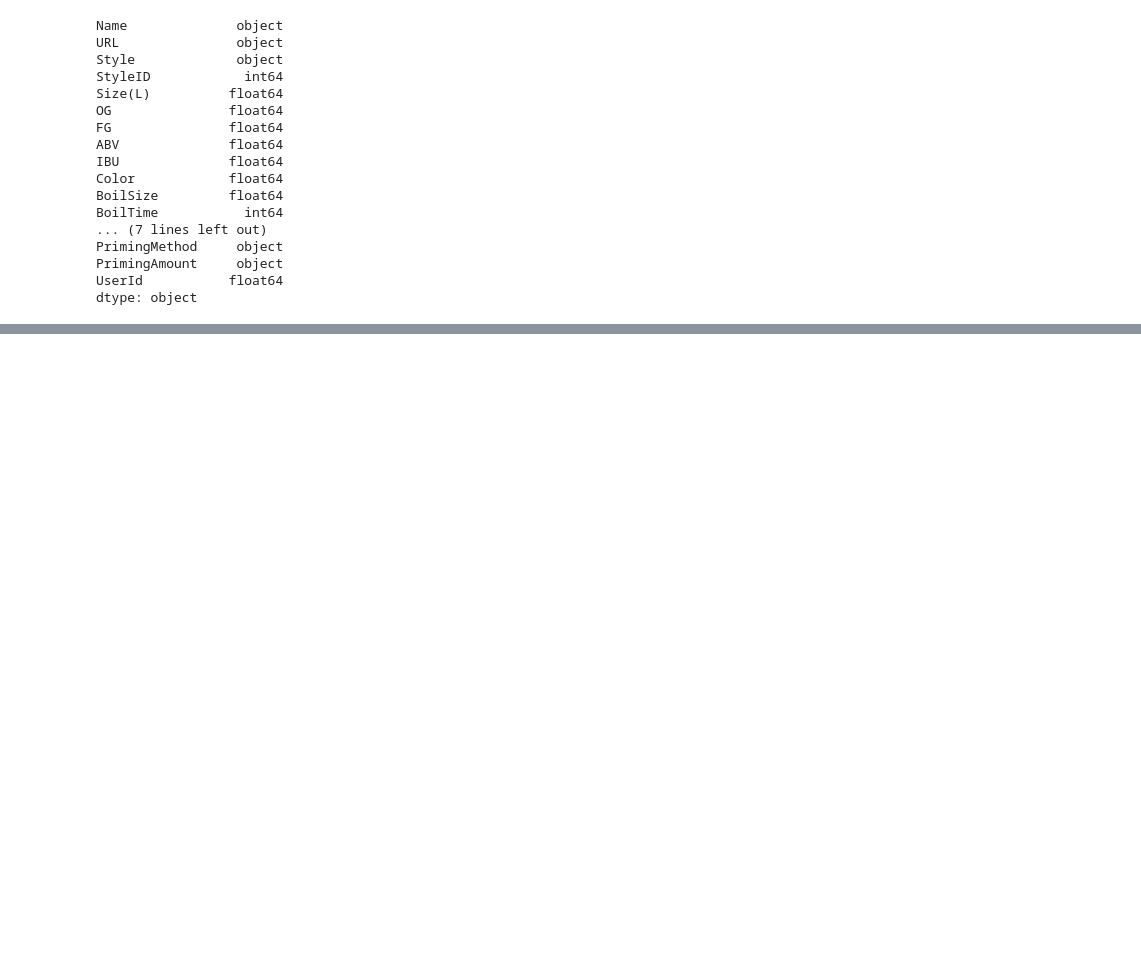
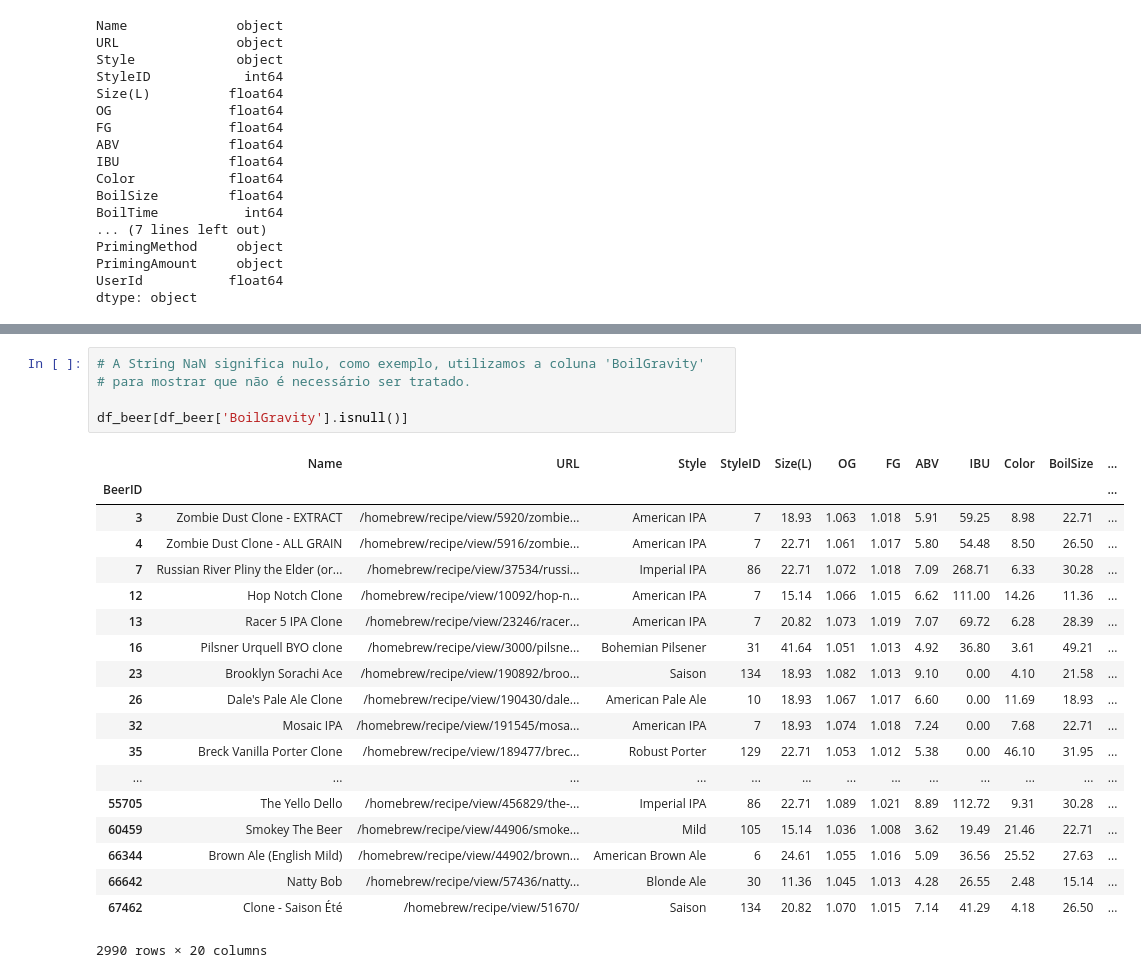
Before and after one commit to Kaioiva/TP_CienciaDeDados, a Jupyter notebook: TP_Ana_Gustavo_Kaio_beer.ipynb, the cells around one changed output, grey strips where cells are left out. Cells and saved outputs as stored; diff of their text form; blank space fills up the shorter version.

```diff
--- a/TP_Ana_Gustavo_Kaio_beer.ipynb
+++ b/TP_Ana_Gustavo_Kaio_beer.ipynb
@@ -54,0 +69,25 @@ df_beer['Size(L)'].median()
+# %%
+# A String NaN significa nulo, como exemplo, utilizamos a coluna 'BoilGravity'
+# para mostrar que não é necessário ser tratado.
+
+df_beer[df_beer['BoilGravity'].isnull()]
+# %% [output]
+|  | Name | URL | Style | StyleID | Size(L) | OG | FG | ABV | IBU | Color | BoilSize | ... |
+| BeerID |  |  |  |  |  |  |  |  |  |  |  | ... |
+| 3 | Zombie Dust Clone - EXTRACT | /homebrew/recipe/view/5920/zombie... | American IPA | 7 | 18.93 | 1.063 | 1.018 | 5.91 | 59.25 | 8.98 | 22.71 | ... |
+| 4 | Zombie Dust Clone - ALL GRAIN | /homebrew/recipe/view/5916/zombie... | American IPA | 7 | 22.71 | 1.061 | 1.017 | 5.80 | 54.48 | 8.50 | 26.50 | ... |
+| 7 | Russian River Pliny the Elder (or... | /homebrew/recipe/view/37534/russi... | Imperial IPA | 86 | 22.71 | 1.072 | 1.018 | 7.09 | 268.71 | 6.33 | 30.28 | ... |
+| 12 | Hop Notch Clone | /homebrew/recipe/view/10092/hop-n... | American IPA | 7 | 15.14 | 1.066 | 1.015 | 6.62 | 111.00 | 14.26 | 11.36 | ... |
+| 13 | Racer 5 IPA Clone | /homebrew/recipe/view/23246/racer... | American IPA | 7 | 20.82 | 1.073 | 1.019 | 7.07 | 69.72 | 6.28 | 28.39 | ... |
+| 16 | Pilsner Urquell BYO clone | /homebrew/recipe/view/3000/pilsne... | Bohemian Pilsener | 31 | 41.64 | 1.051 | 1.013 | 4.92 | 36.80 | 3.61 | 49.21 | ... |
+| 23 | Brooklyn Sorachi Ace | /homebrew/recipe/view/190892/broo... | Saison | 134 | 18.93 | 1.082 | 1.013 | 9.10 | 0.00 | 4.10 | 21.58 | ... |
+| 26 | Dale's Pale Ale Clone | /homebrew/recipe/view/190430/dale... | American Pale Ale | 10 | 18.93 | 1.067 | 1.017 | 6.60 | 0.00 | 11.69 | 18.93 | ... |
+| 32 | Mosaic IPA | /homebrew/recipe/view/191545/mosa... | American IPA | 7 | 18.93 | 1.074 | 1.018 | 7.24 | 0.00 | 7.68 | 22.71 | ... |
+| 35 | Breck Vanilla Porter Clone | /homebrew/recipe/view/189477/brec... | Robust Porter | 129 | 22.71 | 1.053 | 1.012 | 5.38 | 0.00 | 46.10 | 31.95 | ... |
+| ... | ... | ... | ... | ... | ... | ... | ... | ... | ... | ... | ... | ... |
+| 55705 | The Yello Dello | /homebrew/recipe/view/456829/the-... | Imperial IPA | 86 | 22.71 | 1.089 | 1.021 | 8.89 | 112.72 | 9.31 | 30.28 | ... |
+| 60459 | Smokey The Beer | /homebrew/recipe/view/44906/smoke... | Mild | 105 | 15.14 | 1.036 | 1.008 | 3.62 | 19.49 | 21.46 | 22.71 | ... |
+| 66344 | Brown Ale (English Mild) | /homebrew/recipe/view/44902/brown... | American Brown Ale | 6 | 24.61 | 1.055 | 1.016 | 5.09 | 36.56 | 25.52 | 27.63 | ... |
+| 66642 | Natty Bob | /homebrew/recipe/view/57436/natty... | Blonde Ale | 30 | 11.36 | 1.045 | 1.013 | 4.28 | 26.55 | 2.48 | 15.14 | ... |
+| 67462 | Clone - Saison Été | /homebrew/recipe/view/51670/ | Saison | 134 | 20.82 | 1.070 | 1.015 | 7.14 | 41.29 | 4.18 | 26.50 | ... |
+2990 rows × 20 columns
```
Also changed, not shown: parts of 13 cells of this notebook.
